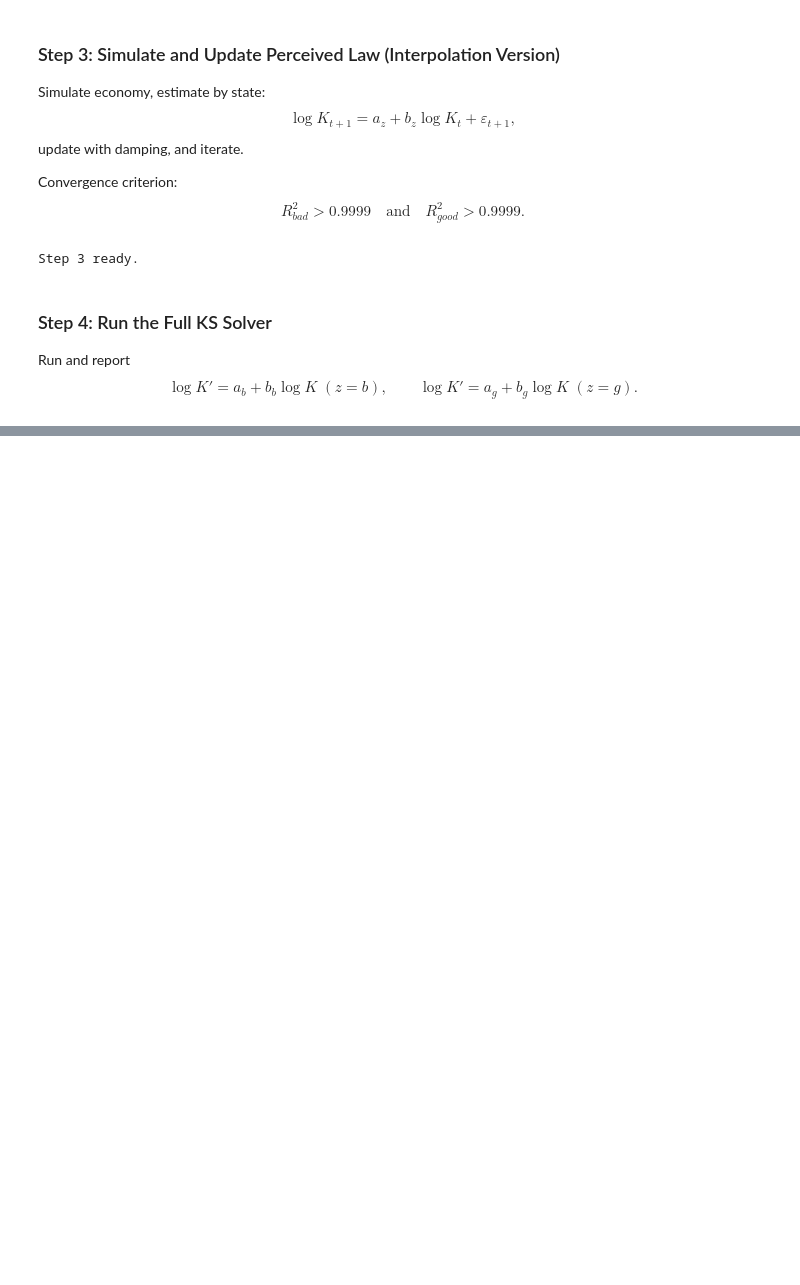
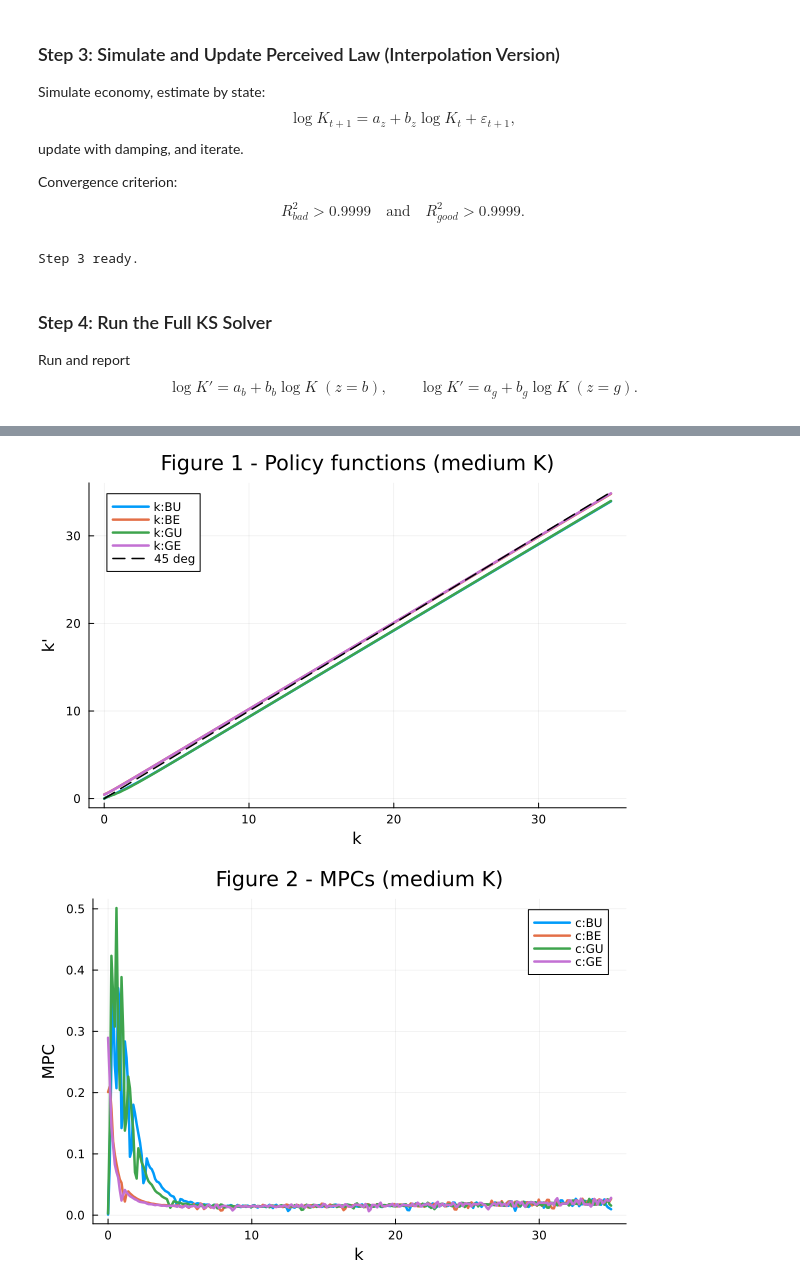
Before and after one commit to YuxuanZhao-Econ/KS1998, a Jupyter notebook: KS1998_Solver.ipynb, the cells around one changed output, grey strips where cells are left out. Cells and saved outputs as stored; diff of their text form; code cells hidden in the pictures; blank space fills up the shorter version.

```diff
--- a/KS1998_Solver.ipynb
+++ b/KS1998_Solver.ipynb
@@ -1001,7 +1180,8 @@ Run and report
 $$\log K' = a_b + b_b\log K\; (z=b),\qquad \log K' = a_g + b_g\log K\; (z=g).$$
 # %%
 par = KSParams()
-res = solve_ks(par; coeff_init = [0.05 0.95; 0.05 0.95], max_outer = 20, damping = 0.9, r2_tol = 0.9999, vary_seed = false)
+res = solve_ks(par; coeff_init = [0.05 0.95; 0.05 0.95], max_outer = 10, damping = 0.8, r2_tol = 0.9999, vary_seed = false)
+#res = solve_ks(par; coeff_init = [0.0838 0.9724; 0.0897 0.9713], max_outer = 20, damping = 0.9, r2_tol = 0.9999, vary_seed = true)
 
 println("\nFinal perceived law of motion (rows: bad, good):")
 println("[a_z  b_z] =")
@@ -1059,18 +1261,17 @@ p1 = plot(k, kp_BU, lw=2.5, label="k:BU", xlabel="k", ylabel="k'")
 plot!(p1, k, kp_BE, lw=2.5, label="k:BE")
 plot!(p1, k, kp_GU, lw=2.5, label="k:GU")
 plot!(p1, k, kp_GE, lw=2.5, label="k:GE")
-plot!(p1, k, k, lw=1.5, ls=:dash, color=:black, label="45°")
-title!(p1, "Figure 1 – Policy functions (medium K)")
+plot!(p1, k, k, lw=1.5, ls=:dash, color=:black, label="45 deg")
+title!(p1, "Figure 1 - Policy functions (medium K)")
 display(p1)
 
 # ========= 2) Figure 2: MPCs =========
 function mpc_from_policy(kgrid, kp, r, labor_income)
-    m = (1.0 .+ r) .* kgrid .+ labor_income   # cash-on-hand
+    m = (1.0 .+ r) .* kgrid .+ labor_income
     c = m .- kp
     n = length(c)
     mpc = similar(c)
 
-    # finite-difference derivative dc/dm
     mpc[1] = (c[2] - c[1]) / (m[2] - m[1])
     for i in 2:n-1
         mpc[i] = (c[i+1] - c[i-1]) / (m[i+1] - m[i-1])
@@ -1093,22 +1294,21 @@ p2 = plot(k, mpc_BU, lw=2.5, label="c:BU", xlabel="k", ylabel="MPC")
 plot!(p2, k, mpc_BE, lw=2.5, label="c:BE")
 plot!(p2, k, mpc_GU, lw=2.5, label="c:GU")
 plot!(p2, k, mpc_GE, lw=2.5, label="c:GE")
-title!(p2, "Figure 2 – MPCs (medium K)")
+title!(p2, "Figure 2 - MPCs (medium K)")
 display(p2)
 
 # ========= 3) Figure 3: cross-sectional wealth distribution =========
-function simulate_final_assets(par, kgrid, Kgrid, pol, coeff; seed=1234, Tsim=par.T_sim)
+function simulate_final_assets(par, kgrid, Kgrid, pol, coeff; seed = 1234, Tsim = par.T_sim)
     rng = MersenneTwister(seed)
     N = par.N_agents
 
     k_idx = fill(cld(length(kgrid), 2), N)
     e_state = [rand(rng) < (1.0 - par.u_rate[2]) ? 2 : 1 for _ in 1:N]
-    iz = 2  # start from good state
+    iz = 2
 
-    for t in 1:Tsim
+    for _ in 1:Tsim
         Kt = mean(kgrid[k_idx])
         iKlo, iKhi, wK = linear_interp_weights(Kgrid, Kt)
-
         izp = draw_next_z(iz, par.Pz, rng)
 
         k_next_idx = similar(k_idx)
@@ -1116,38 +1316,38 @@ function simulate_final_assets(par, kgrid, Kgrid, pol, coeff; seed=1234, Tsim=pa
             ie = e_state[i]
             ik = k_idx[i]
 
-            kp_lo = kgrid[pol[ik, iKlo, ie, iz]]
-            kp_hi = kgrid[pol[ik, iKhi, ie, iz]]
+            kp_lo = pol[ik, iKlo, ie, iz]
+            kp_hi = pol[ik, iKhi, ie, iz]
             kp_star = (1.0 - wK) * kp_lo + wK * kp_hi
 
             ik_lo, ik_hi, wk = linear_interp_weights(kgrid, kp_star)
             k_next_idx[i] = rand(rng) < wk ? ik_hi : ik_lo
 
             p_emp = p_emp_next(par, ie, iz, izp)
             e_state[i] = rand(rng) < p_emp ? 2 : 1
         end
 
         k_idx = k_next_idx
         iz = izp
     end
 
     return kgrid[k_idx]
 end
 
-k_cross = simulate_final_assets(par, kgrid, Kgrid, pol_star, coeff_star; seed=1234, Tsim=par.T_sim)
+k_cross = simulate_final_assets(par, kgrid, Kgrid, pol_star, coeff_star; seed = 1234, Tsim = par.T_sim)
 
 p3 = histogram(k_cross, bins=50, normalize=false, label="",
-               xlabel="k", ylabel="Count", title="Figure 3 – Typical wealth distribution")
+               xlabel="k", ylabel="Count", title="Figure 3 - Typical wealth distribution")
 display(p3)
 
 # ================= 4) Figure 4: K_t time series =================
-# run one simulation path for aggregate capital K_t
 K_series, z_path = simulate_economy(par, kgrid, Kgrid, pol_star, coeff_star; seed = 1234)
 
-# plot K dynamics
 t = 1:length(K_series)
 plot(t, K_series, lw=1.8, label="K_t",
      xlabel="t", ylabel="Aggregate Capital K",
-     title="One Simulation Path of K_t (using converged coeff)",
-     ylims=(18, 25))
+     title="One Simulation Path of K_t (using converged coeff)")
 vline!([par.burn_in], ls=:dash, lc=:red, label="burn-in")
+# %% [output]
+[figure, added]
+[figure, added]
```
Also changed, not shown: parts of 17 cells of this notebook.
